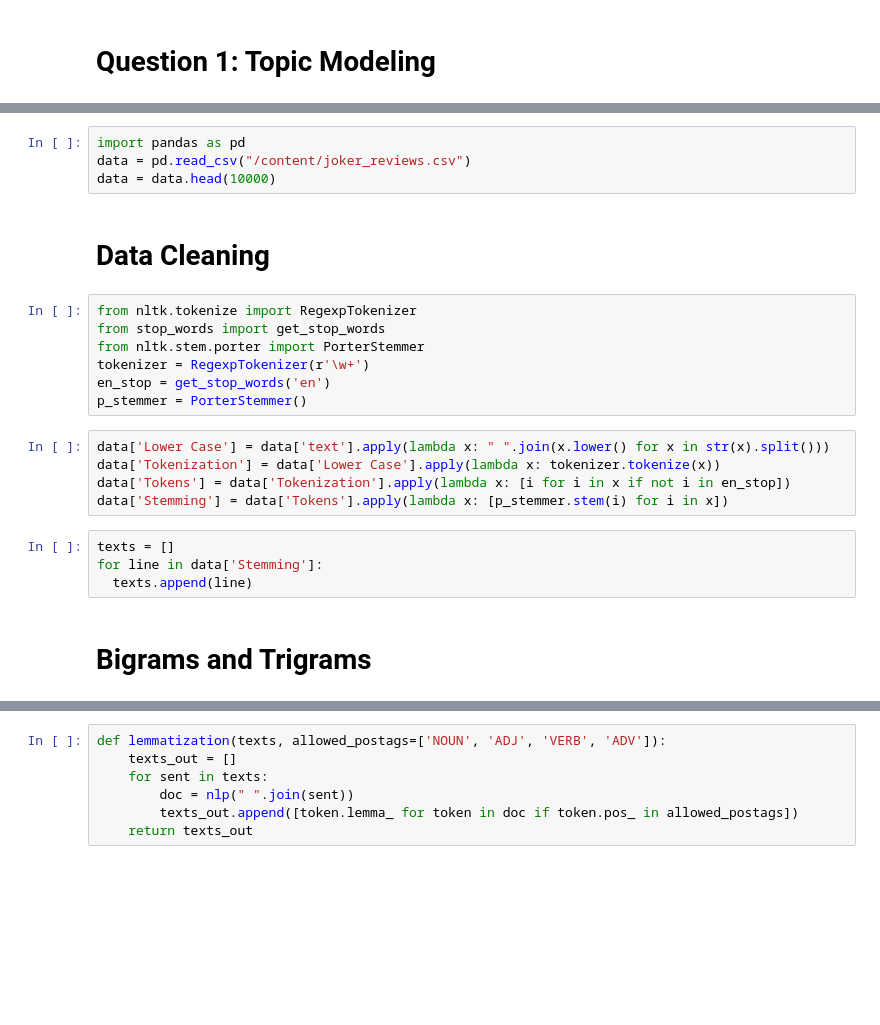
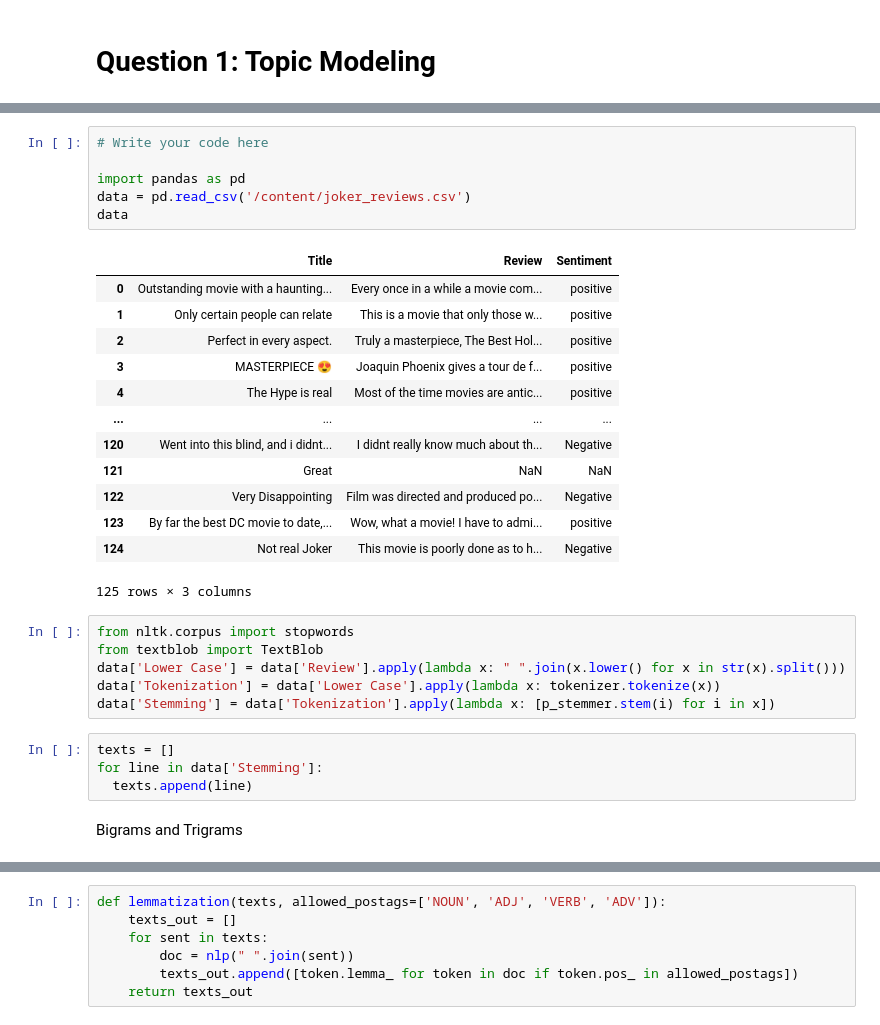
Before and after one commit to Madurireddy58/jayamadhuri_INFO5731_Spring2020, a Jupyter notebook: INFO5731_Assignment_Four.ipynb, the cells around one changed output, grey strips where cells are left out. Saved outputs shown, nothing was run; the diff lists cells and outputs as text; blank space fills up the shorter version.

```diff
--- a/INFO5731_Assignment_Four.ipynb
+++ b/INFO5731_Assignment_Four.ipynb
@@ -11,27 +46,35 @@ In this assignment, you are required to conduct topic modeling, sentiment analys
 # %%
+# Write your code here
+
 import pandas as pd
-data = pd.read_csv("/content/joker_reviews.csv")
-data = data.head(10000)
+data = pd.read_csv('/content/joker_reviews.csv')
+data
+# %% [output]
+|  | Title | Review | Sentiment |
+| 0 | Outstanding movie with a haunting... | Every once in a while a movie com... | positive |
+| 1 | Only certain people can relate | This is a movie that only those w... | positive |
+| 2 | Perfect in every aspect. | Truly a masterpiece, The Best Hol... | positive |
+| 3 | MASTERPIECE 😍 | Joaquin Phoenix gives a tour de f... | positive |
+| 4 | The Hype is real | Most of the time movies are antic... | positive |
+| ... | ... | ... | ... |
+| 120 | Went into this blind, and i didnt... | I didnt really know much about th... | Negative |
+| 121 | Great | NaN | NaN |
+| 122 | Very Disappointing | Film was directed and produced po... | Negative |
+| 123 | By far the best DC movie to date,... | Wow, what a movie! I have to admi... | positive |
+| 124 | Not real Joker | This movie is poorly done as to h... | Negative |
+125 rows × 3 columns
-# %% [markdown]
-# **Data Cleaning**
-# %%
-from nltk.tokenize import RegexpTokenizer
-from stop_words import get_stop_words
-from nltk.stem.porter import PorterStemmer
-tokenizer = RegexpTokenizer(r'\w+')
-en_stop = get_stop_words('en')
-p_stemmer = PorterStemmer()
 # %%
-data['Lower Case'] = data['text'].apply(lambda x: " ".join(x.lower() for x in str(x).split()))
+from nltk.corpus import stopwords
+from textblob import TextBlob
+data['Lower Case'] = data['Review'].apply(lambda x: " ".join(x.lower() for x in str(x).split()))
 data['Tokenization'] = data['Lower Case'].apply(lambda x: tokenizer.tokenize(x))
-data['Tokens'] = data['Tokenization'].apply(lambda x: [i for i in x if not i in en_stop])
-data['Stemming'] = data['Tokens'].apply(lambda x: [p_stemmer.stem(i) for i in x])
+data['Stemming'] = data['Tokenization'].apply(lambda x: [p_stemmer.stem(i) for i in x])
 # %%
 texts = []
 for line in data['Stemming']:
   texts.append(line)
 # %% [markdown]
-# **Bigrams and Trigrams**
+Bigrams and Trigrams
 # %%
 from gensim import corpora, models
 bigram = models.Phrases(texts, min_count=5, threshold=100)
```
Also changed, not shown: parts of 101 cells of this notebook.
